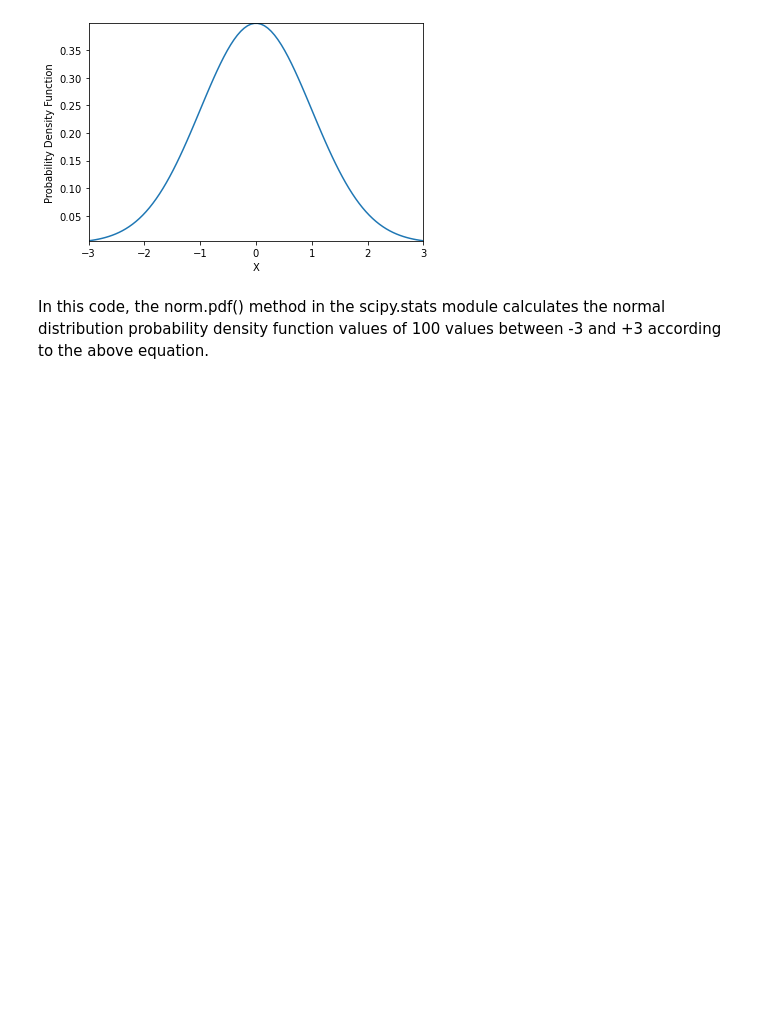
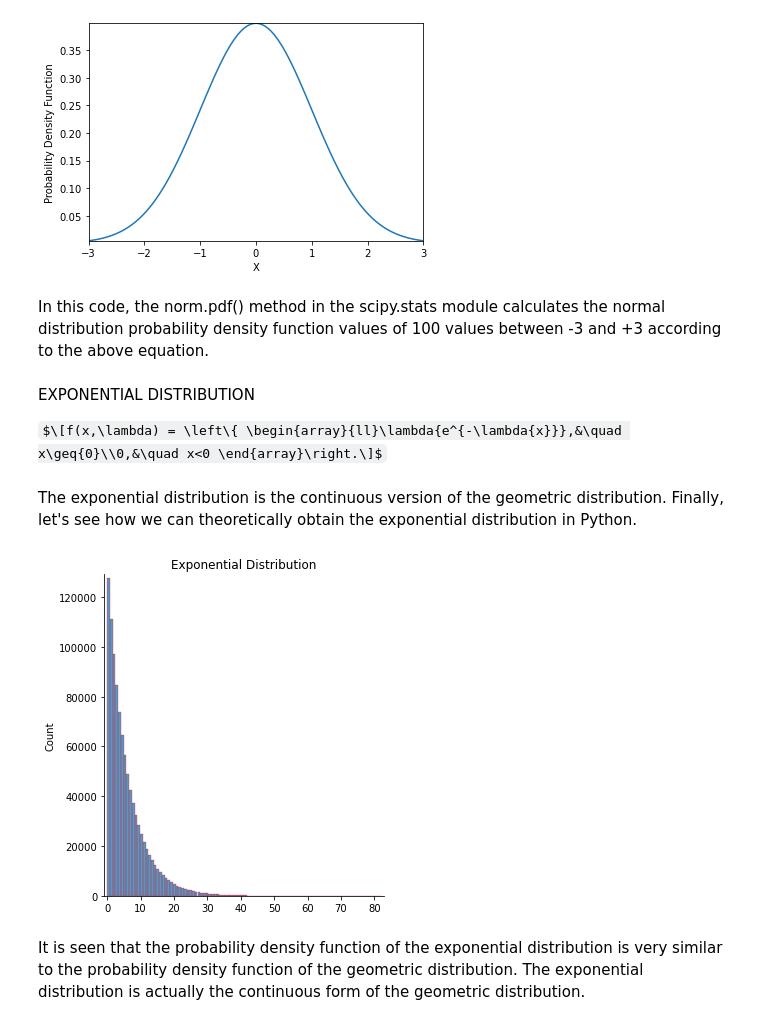
Before and after one commit to batuhanmtl/Statistical-Analysis, a Jupyter notebook: ProbabilityDistributions.ipynb, the cells around one changed output. Drawn from its saved outputs; the diff is of its cells as text; code cells hidden in the pictures; some formulas as TeX source; blank space fills up the shorter version.

Commit message:
Probability Distributions

```diff
--- a/ProbabilityDistributions.ipynb
+++ b/ProbabilityDistributions.ipynb
@@ -96,3 +96,20 @@ plt.show()
 [figure]
 # %% [markdown]
 In this code, the norm.pdf() method in the scipy.stats module calculates the normal distribution probability density function values of 100 values between -3 and +3 according to the above equation.
+# %% [markdown]
+EXPONENTIAL DISTRIBUTION
+
+$\[f(x,\lambda) = \left\{ \begin{array}{ll}\lambda{e^{-\lambda{x}}},&\quad x\geq{0}\\0,&\quad x<0 \end{array}\right.\]$
+# %% [markdown]
+The exponential distribution is the continuous version of the geometric distribution. Finally, let's see how we can theoretically obtain the exponential distribution in Python.
+# %%
+import seaborn as sns
+exp1 = np.random.exponential(6,1000000)
+sns.displot(exp1, bins=100,edgecolor='red')
+plt.title('Exponential Distribution')
+plt.margins(0.01)
+plt.show()
+# %% [output]
+[figure, added]
+# %% [markdown]
+It is seen that the probability density function of the exponential distribution is very similar to the probability density function of the geometric distribution. The exponential distribution is actually the continuous form of the geometric distribution.
```
Also changed, not shown: parts of 5 cells of this notebook.
